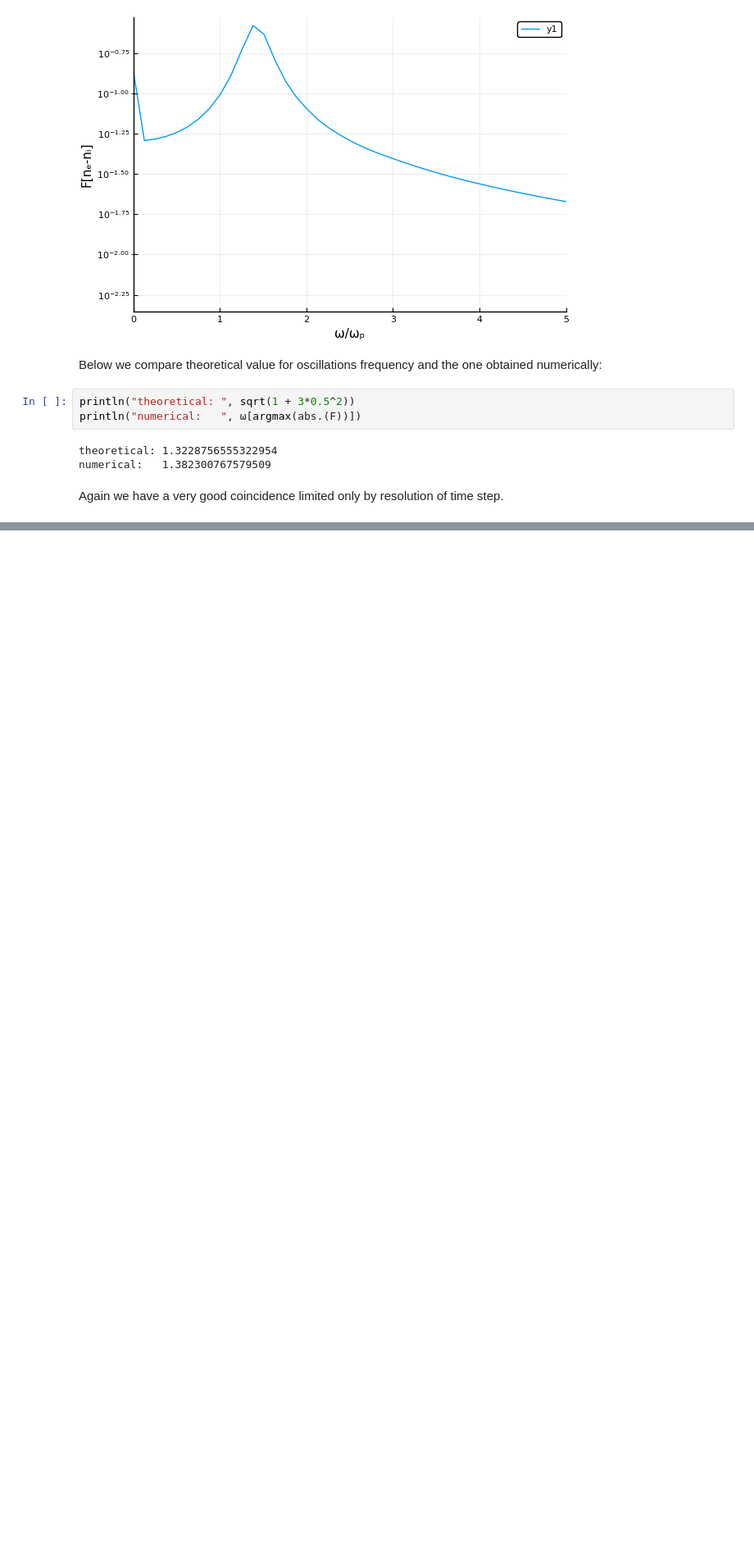
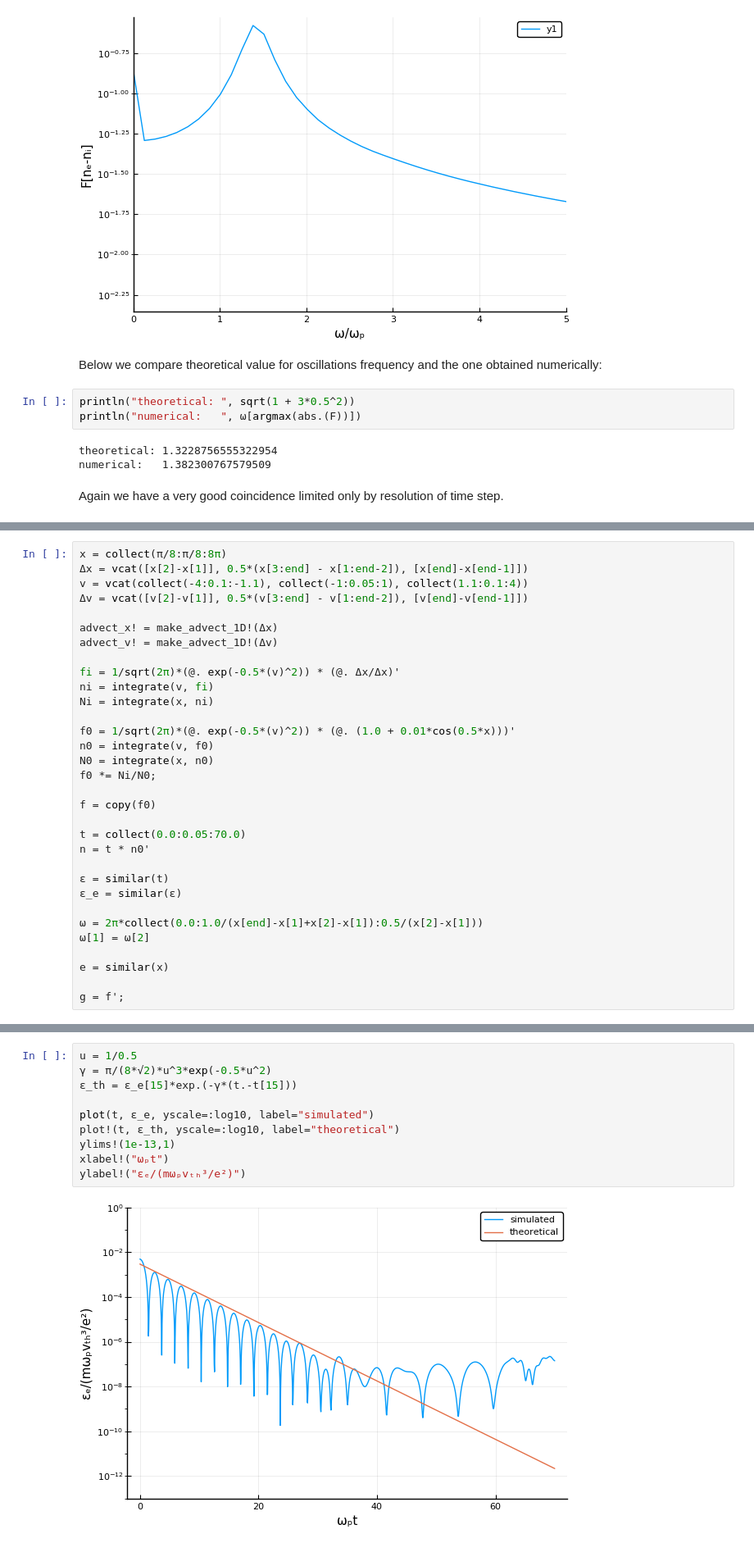
Before and after one commit to korzhimanov/Vasilek.jl, a Jupyter notebook: verification/landau-damping-1d1v.ipynb, the cells around one changed output, grey strips where cells are left out. Shown at 82% size. Drawn from its saved outputs; the diff is of its cells as text; blank space fills up the shorter version.

```diff
--- a/verification/landau-damping-1d1v.ipynb
+++ b/verification/landau-damping-1d1v.ipynb
@@ -156,0 +171,32 @@ Again we have a very good coincidence limited only by resolution of time step.
+# %%
+x = collect(π/8:π/8:8π)
+Δx = vcat([x[2]-x[1]], 0.5*(x[3:end] - x[1:end-2]), [x[end]-x[end-1]])
+v = vcat(collect(-4:0.1:-1.1), collect(-1:0.05:1), collect(1.1:0.1:4))
+Δv = vcat([v[2]-v[1]], 0.5*(v[3:end] - v[1:end-2]), [v[end]-v[end-1]])
+
+advect_x! = make_advect_1D!(Δx)
+advect_v! = make_advect_1D!(Δv)
+
+fi = 1/sqrt(2π)*(@. exp(-0.5*(v)^2)) * (@. Δx/Δx)'
+ni = integrate(v, fi)
+Ni = integrate(x, ni)
+
+f0 = 1/sqrt(2π)*(@. exp(-0.5*(v)^2)) * (@. (1.0 + 0.01*cos(0.5*x)))'
+n0 = integrate(v, f0)
+N0 = integrate(x, n0)
+f0 *= Ni/N0;
+
+f = copy(f0)
+
+t = collect(0.0:0.05:70.0)
+n = t * n0'
+
+ε = similar(t)
+ε_e = similar(ε)
+
+ω = 2π*collect(0.0:1.0/(x[end]-x[1]+x[2]-x[1]):0.5/(x[2]-x[1]))
+ω[1] = ω[2]
+
+e = similar(x)
+
+g = f';
@@ -156,0 +238,12 @@ Again we have a very good coincidence limited only by resolution of time step.
+# %%
+u = 1/0.5
+γ = π/(8*√2)*u^3*exp(-0.5*u^2)
+ε_th = ε_e[15]*exp.(-γ*(t.-t[15]))
+
+plot(t, ε_e, yscale=:log10, label="simulated")
+plot!(t, ε_th, yscale=:log10, label="theoretical")
+ylims!(1e-13,1)
+xlabel!("ωₚt")
+ylabel!("εₑ/(mωₚvₜₕ³/e²)")
+# %% [output]
+[figure, added]
```
Also changed, not shown: parts of 16 cells of this notebook.
